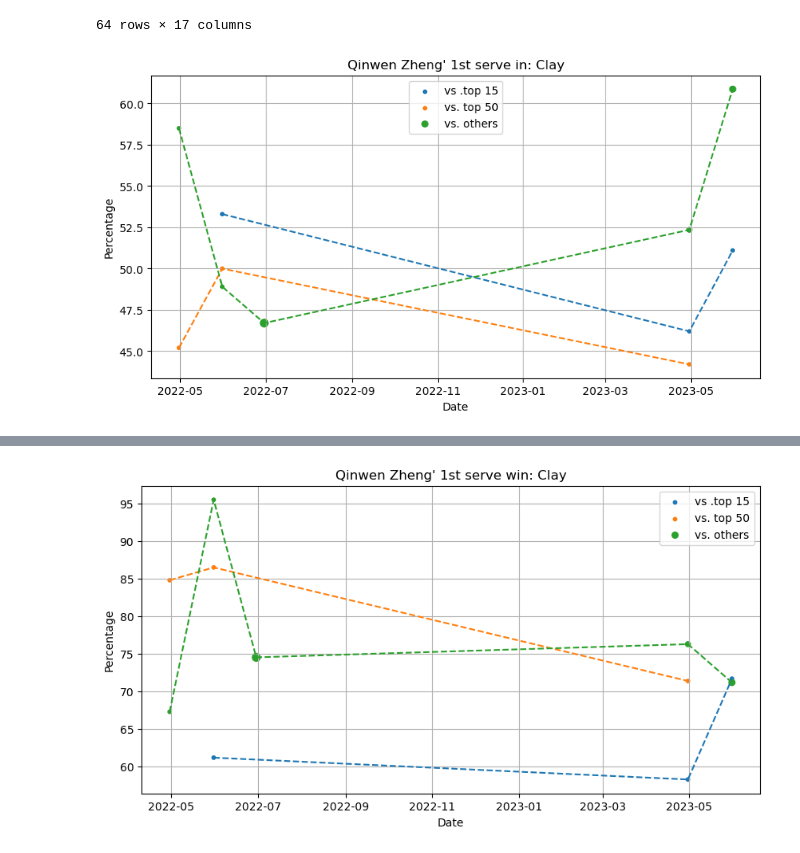
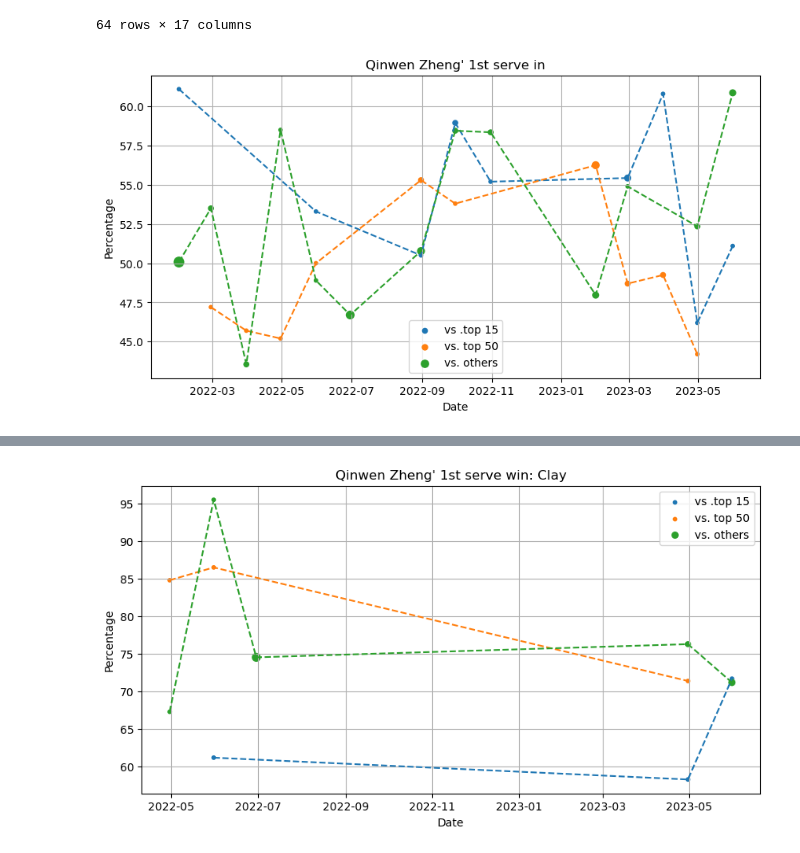
Before and after one commit to TracyYXChen/tennis-data, a Jupyter notebook: qinwenZheng/Qinwen Zheng's serves.ipynb, the cells around one changed output, grey strips where cells are left out. Cells and saved outputs as stored; diff of their text form; code cells hidden in the pictures.

```diff
--- a/qinwenZheng/Qinwen Zheng's serves.ipynb
+++ b/qinwenZheng/Qinwen Zheng's serves.ipynb
@@ -126,11 +126,11 @@ grouped15 = getGroupedDf(top15df)
 grouped15Clay = getGroupedDf(top15df[top15df[surface] == clay])
 grouped15Hard = getGroupedDf(top15df[top15df[surface] == hard])
 
-grouped50Clay = getGroupedDf(top50df)
+grouped50 = getGroupedDf(top50df)
 grouped50Clay = getGroupedDf(top50df[top50df[surface] == clay])
 grouped50Hard = getGroupedDf(top50df[top50df[surface] == hard])
 
-groupedOthersClay = getGroupedDf(othersDf)
+groupedOthers = getGroupedDf(othersDf)
 groupedOthersClay = getGroupedDf(othersDf[othersDf[surface] == clay])
 groupedOthersHard = getGroupedDf(othersDf[othersDf[surface] == hard])
 # %%
@@ -156,9 +156,9 @@ def plotScatterByGroups(groupedDfArr,attributeOfInterest, title,  hline=False):
     ax.legend()  # Show the legend
     plt.show()  # Display the plot
 # %%
-title = 'Qinwen Zheng\' 1st serve in: Clay'
+title = 'Qinwen Zheng\' 1st serve in'
 attributeOfInterest = firstServeIn
-groupedDfArr = [grouped15Clay, grouped50Clay, groupedOthersClay]
+groupedDfArr = [grouped15, grouped50, groupedOthers]
 plotScatterByGroups(groupedDfArr, attributeOfInterest, title)
 # %% [output]
-[figure, old version]
+[figure, new version]
```
Also changed, not shown: parts of 1 cell of this notebook, 6 other files.
